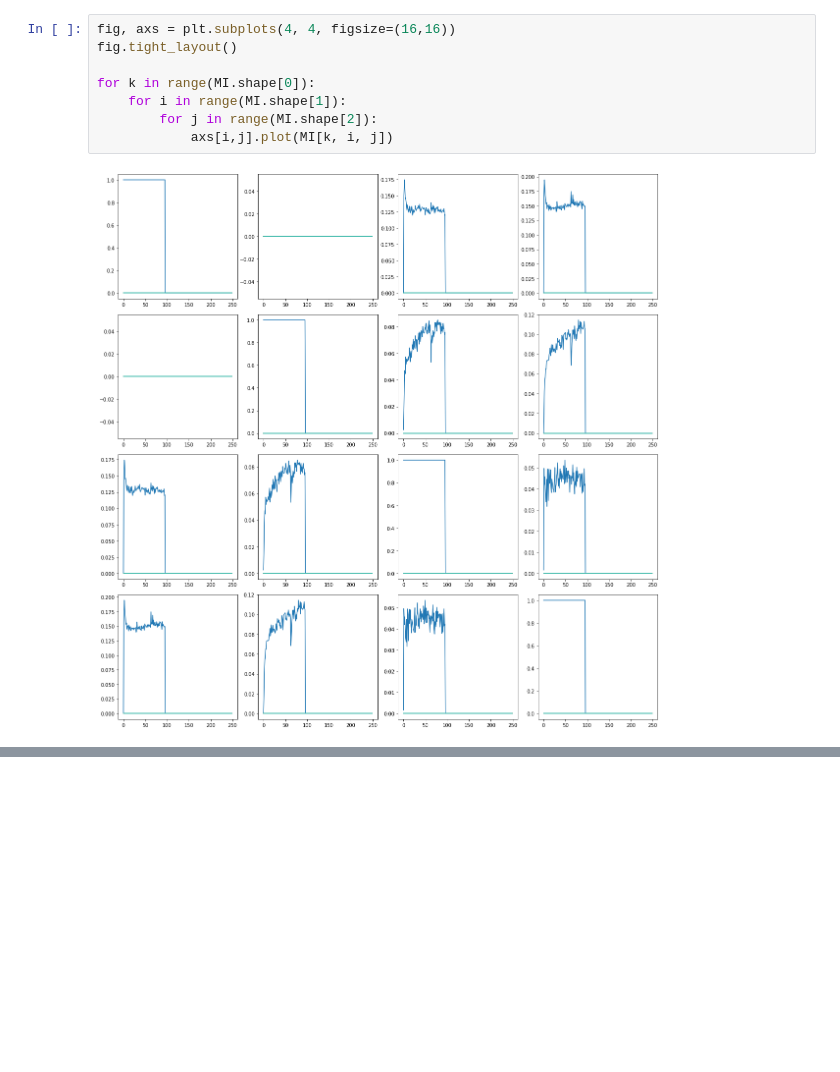
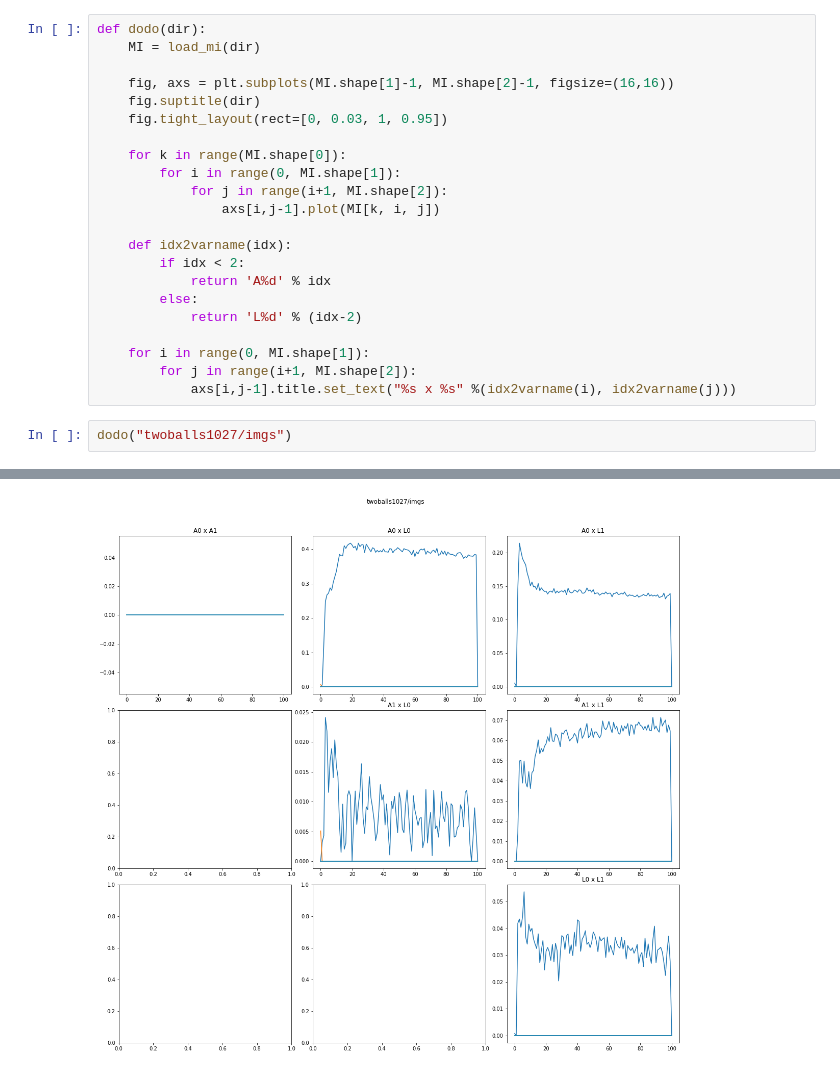
Before and after one commit to abbbe/autoenc2, a Jupyter notebook: notebooks/mutual_info.ipynb, the cells around one changed output, grey strips where cells are left out. Cells and saved outputs as stored; diff of their text form; blank space fills up the shorter version.

Commit message:
more cleanup and bugfixing, better plots

```diff
--- a/notebooks/mutual_info.ipynb
+++ b/notebooks/mutual_info.ipynb
@@ -70,10 +54,25 @@ for fname in find_csv_filenames(csv_dir):
 # %%
-fig, axs = plt.subplots(4, 4, figsize=(16,16))
-fig.tight_layout()
+def dodo(dir):
+    MI = load_mi(dir)
 
-for k in range(MI.shape[0]):
-    for i in range(MI.shape[1]):
-        for j in range(MI.shape[2]):
-            axs[i,j].plot(MI[k, i, j])
+    fig, axs = plt.subplots(MI.shape[1]-1, MI.shape[2]-1, figsize=(16,16))
+    fig.suptitle(dir)
+    fig.tight_layout(rect=[0, 0.03, 1, 0.95])
+
+    for k in range(MI.shape[0]):
+        for i in range(0, MI.shape[1]):
+            for j in range(i+1, MI.shape[2]):
+                axs[i,j-1].plot(MI[k, i, j])
+
+    def idx2varname(idx):
+        if idx < 2:
+            return 'A%d' % idx
+        else:
+            return 'L%d' % (idx-2)
+
+    for i in range(0, MI.shape[1]):
+        for j in range(i+1, MI.shape[2]):
+            axs[i,j-1].title.set_text("%s x %s" %(idx2varname(i), idx2varname(j)))
-# %% [output]
-[figure, removed]
+# %%
+dodo("twoballs1027/imgs")
+# %% [output]
@@ -79,0 +80 @@ for k in range(MI.shape[0]):
+[figure, added]
```
Also changed, not shown: parts of 5 cells of this notebook, 1 other file.
